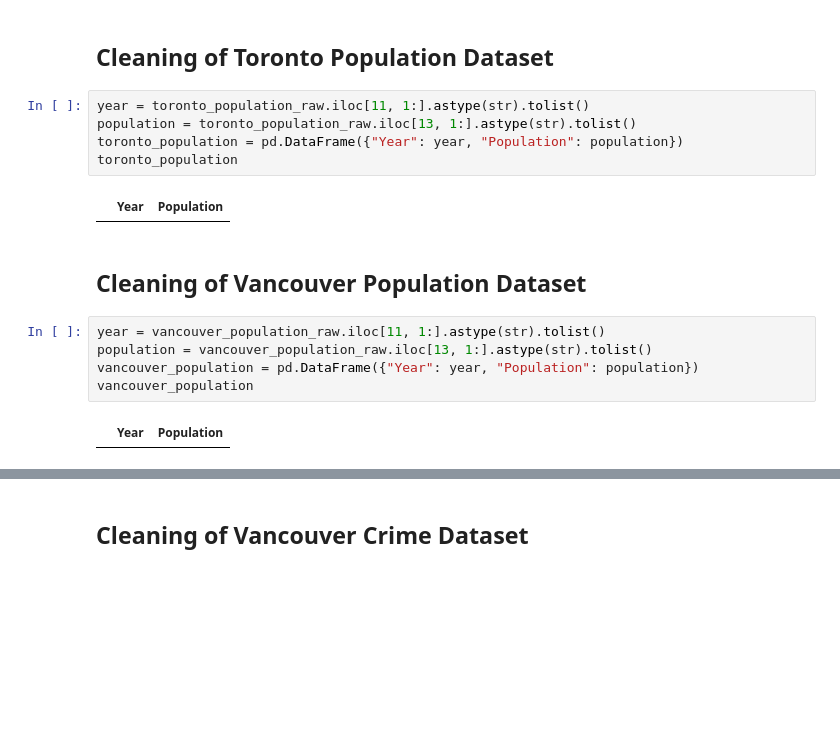
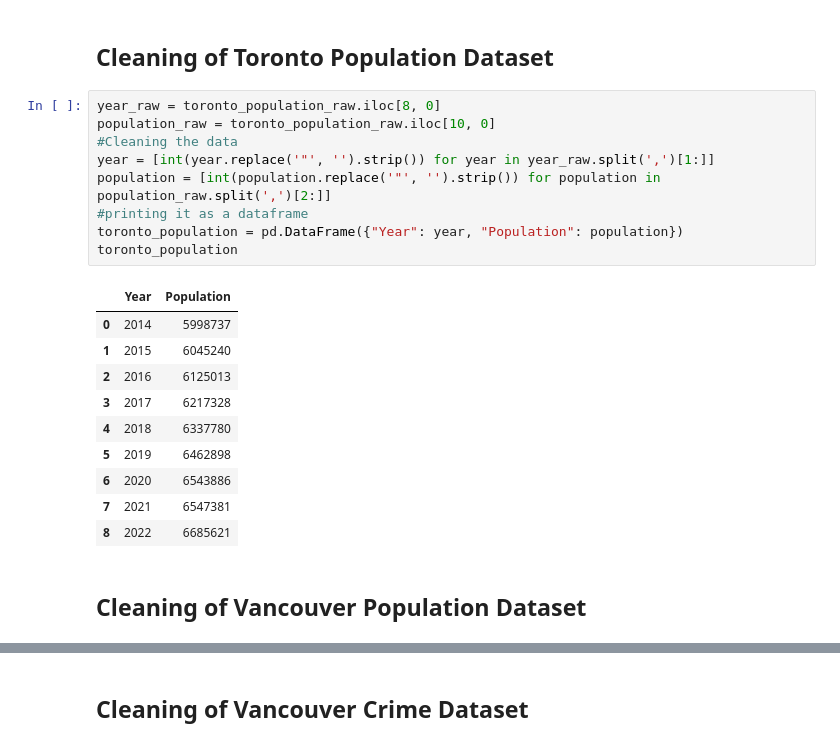
Before and after one commit to riggedjoker/CrimeAnalysis_Canada_Project, a Jupyter notebook: jupyter-notebook/crime_analysis.ipynb, the cells around one changed output, grey strips where cells are left out. Drawn from its saved outputs; the diff is of its cells as text; blank space fills up the shorter version.

Commit message:
Cleaning done, population datasets are cleaned and running.

```diff
--- a/jupyter-notebook/crime_analysis.ipynb
+++ b/jupyter-notebook/crime_analysis.ipynb
@@ -15,19 +15,25 @@ toronto_population_raw = pd.read_csv("../datasets/Toronto_Population.csv", delim
 <h1> DATA CLEANING SECTION</h1>
 # %% [markdown]
 <h2>Cleaning of Toronto Population Dataset</h2>
-# %%
-year = toronto_population_raw.iloc[11, 1:].astype(str).tolist()
-population = toronto_population_raw.iloc[13, 1:].astype(str).tolist()
-toronto_population = pd.DataFrame({"Year": year, "Population": population})
-toronto_population
-# %% [output]
-|  | Year | Population |
+# %%
+year_raw = toronto_population_raw.iloc[8, 0]
+population_raw = toronto_population_raw.iloc[10, 0]
+#Cleaning the data
+year = [int(year.replace('"', '').strip()) for year in year_raw.split(',')[1:]]
+population = [int(population.replace('"', '').strip()) for population in population_raw.split(',')[2:]]
+#printing it as a dataframe
+toronto_population = pd.DataFrame({"Year": year, "Population": population})
+toronto_population
+# %% [output]
+|  | Year | Population |
+| 0 | 2014 | 5998737 |
+| 1 | 2015 | 6045240 |
+| 2 | 2016 | 6125013 |
+| 3 | 2017 | 6217328 |
+| 4 | 2018 | 6337780 |
+| 5 | 2019 | 6462898 |
+| 6 | 2020 | 6543886 |
+| 7 | 2021 | 6547381 |
+| 8 | 2022 | 6685621 |
 # %% [markdown]
 <h2>Cleaning of Vancouver Population Dataset</h2>
-# %%
-year = vancouver_population_raw.iloc[11, 1:].astype(str).tolist()
-population = vancouver_population_raw.iloc[13, 1:].astype(str).tolist()
-vancouver_population = pd.DataFrame({"Year": year, "Population": population})
-vancouver_population
-# %% [output]
-|  | Year | Population |
```
Also changed, not shown: parts of 2 cells of this notebook.
